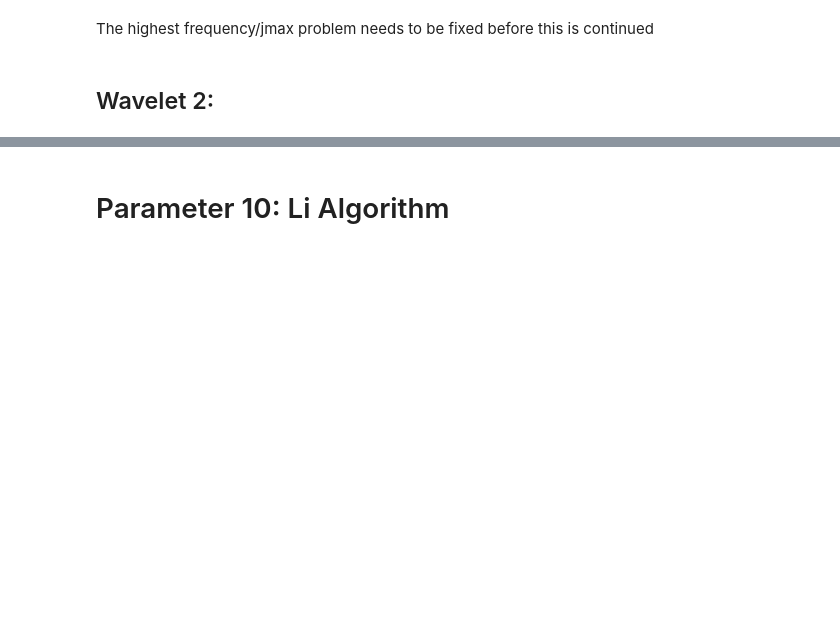
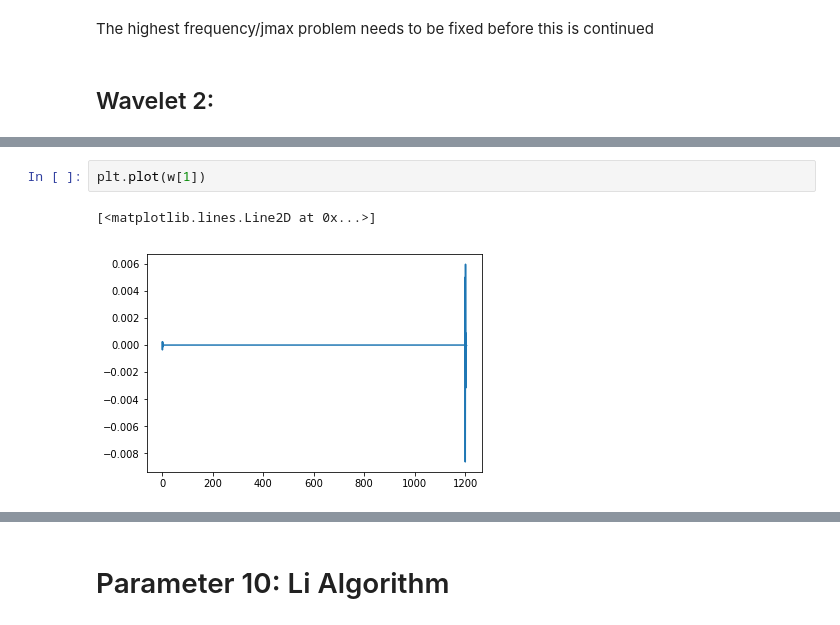
Before and after one commit to AhmadChaiban/War_on_arrhythmia, a Jupyter notebook: Thesis_Notebook.ipynb, the cells around one changed output, grey strips where cells are left out. Saved outputs shown, nothing was run; the diff lists cells and outputs as text; blank space fills up the shorter version.

```diff
--- a/Thesis_Notebook.ipynb
+++ b/Thesis_Notebook.ipynb
@@ -1211,0 +1220,5 @@ The highest frequency/jmax problem needs to be fixed before this is continued
+# %%
+plt.plot(w[1])
+# %% [output]
+[<matplotlib.lines.Line2D at 0x...>]
+[figure, added]
```
Also changed, not shown: parts of 31 cells of this notebook.
